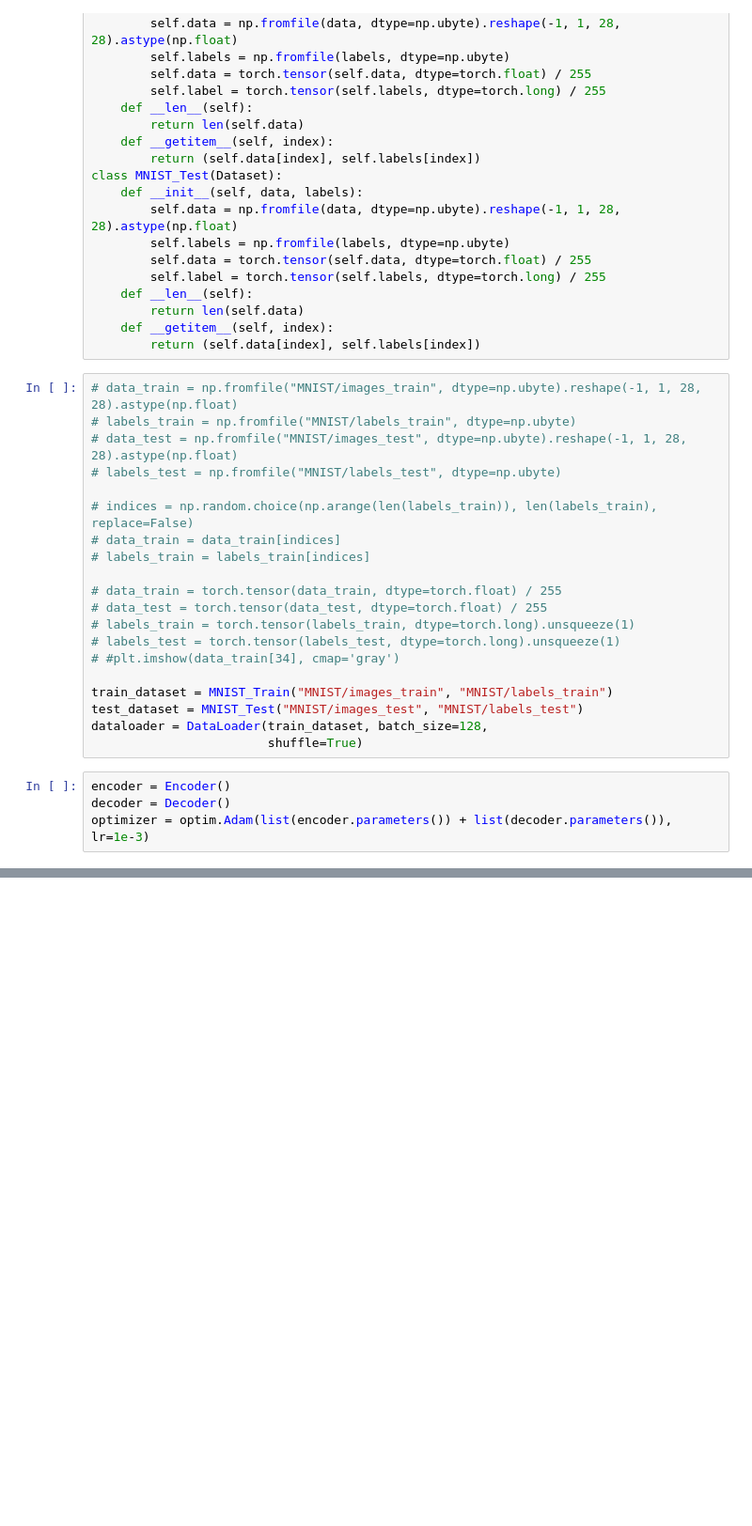
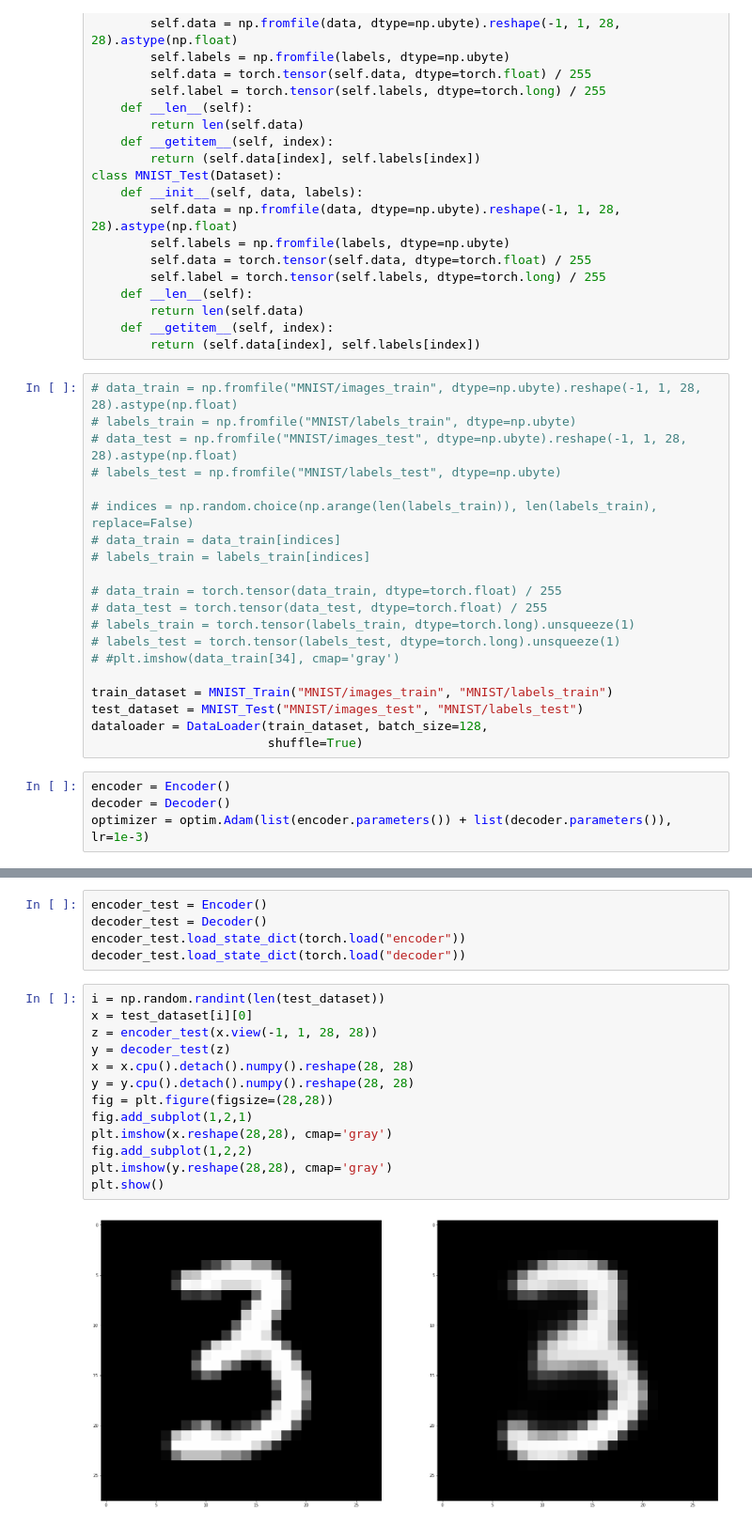
Before and after one commit to SanatDeshpande/Song-Classification, a Jupyter notebook: Clustering_Classifier/CNN_Clustering.ipynb, the cells around one changed output, grey strips where cells are left out. Shown: that part at 94% size. Drawn from its saved outputs; the diff is of its cells as text; blank space fills up the shorter version.

```diff
--- a/Clustering_Classifier/CNN_Clustering.ipynb
+++ b/Clustering_Classifier/CNN_Clustering.ipynb
@@ -162,0 +150,20 @@ KeyboardInterrupt:
+# %%
+encoder_test = Encoder()
+decoder_test = Decoder()
+encoder_test.load_state_dict(torch.load("encoder"))
+decoder_test.load_state_dict(torch.load("decoder"))
+# %%
+i = np.random.randint(len(test_dataset))
+x = test_dataset[i][0]
+z = encoder_test(x.view(-1, 1, 28, 28))
+y = decoder_test(z)
+x = x.cpu().detach().numpy().reshape(28, 28)
+y = y.cpu().detach().numpy().reshape(28, 28)
+fig = plt.figure(figsize=(28,28))
+fig.add_subplot(1,2,1)
+plt.imshow(x.reshape(28,28), cmap='gray')
+fig.add_subplot(1,2,2)
+plt.imshow(y.reshape(28,28), cmap='gray')
+plt.show()
+# %% [output]
+[figure, added]
```
Also changed, not shown: parts of 3 cells of this notebook, 2 other files.
